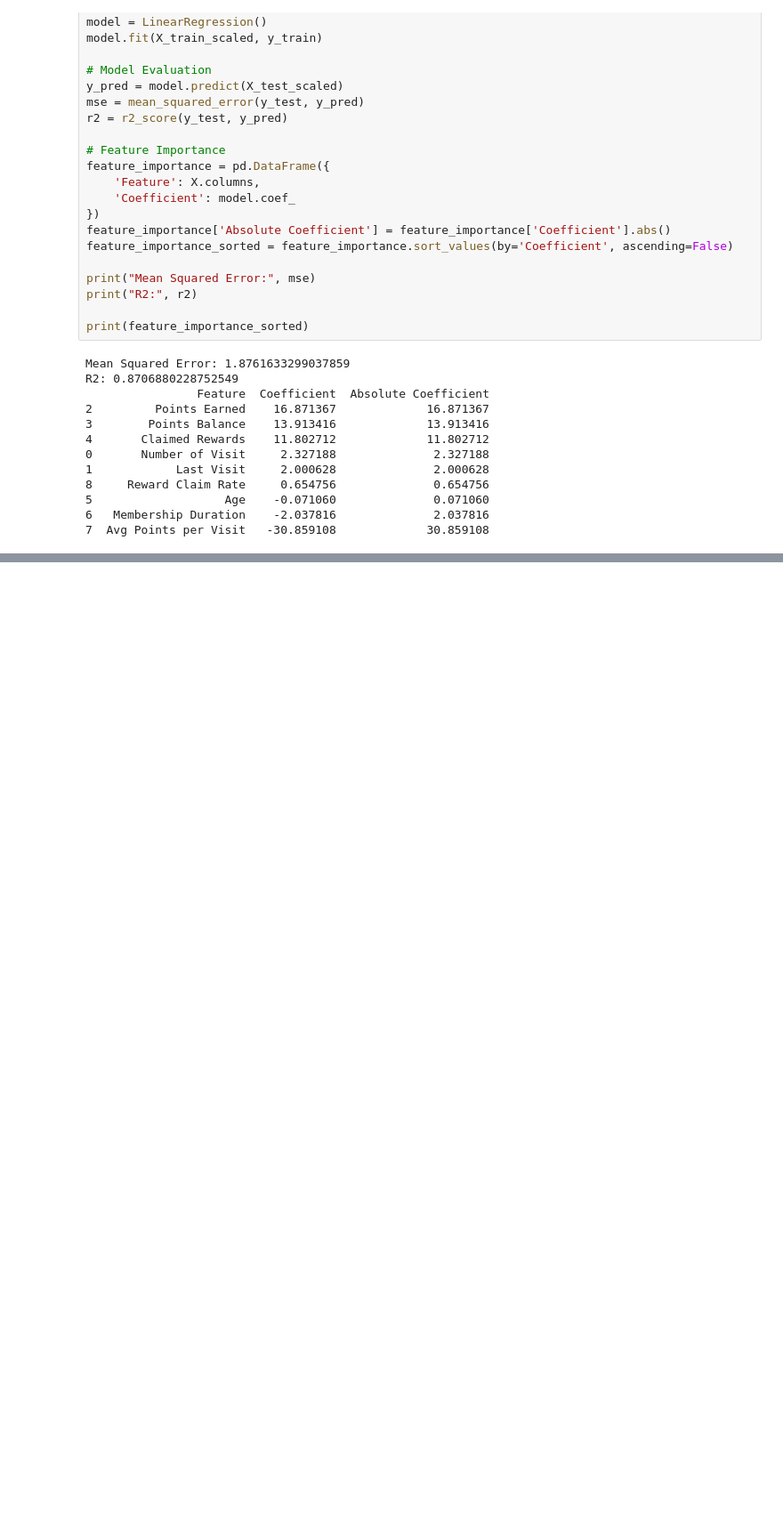
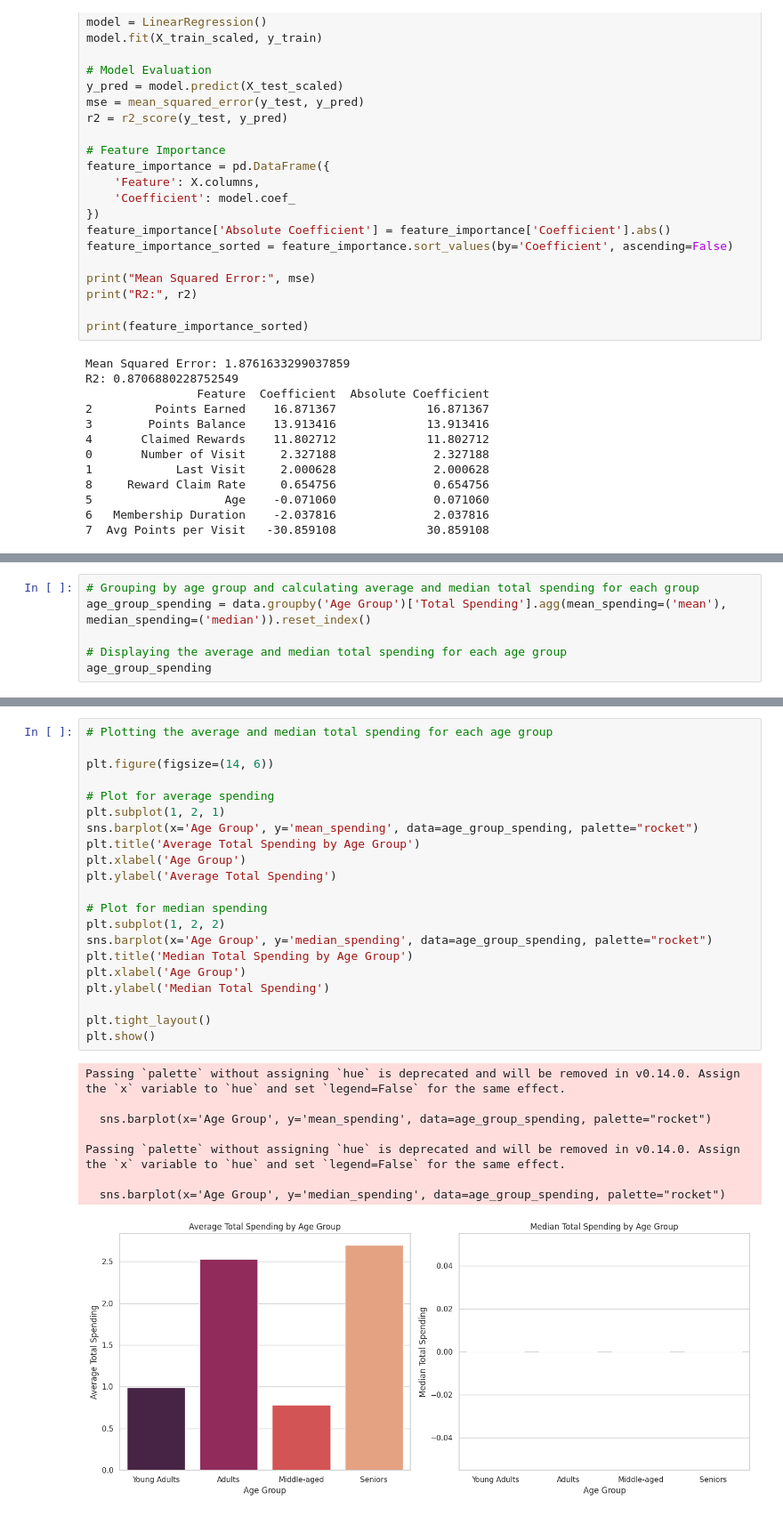
Before and after one commit to jjinhongg/streamline-insights, a Jupyter notebook: analysis.ipynb, the cells around one changed output, grey strips where cells are left out. Shown: that part at 89% size. Saved outputs shown, nothing was run; the diff lists cells and outputs as text; blank space fills up the shorter version.

```diff
--- a/analysis.ipynb
+++ b/analysis.ipynb
@@ -328,0 +639,6 @@ R2: 0.8706880228752549
+# %%
+# Grouping by age group and calculating average and median total spending for each group
+age_group_spending = data.groupby('Age Group')['Total Spending'].agg(mean_spending=('mean'), median_spending=('median')).reset_index()
+
+# Displaying the average and median total spending for each age group
+age_group_spending
@@ -328,0 +651,30 @@ R2: 0.8706880228752549
+# %%
+# Plotting the average and median total spending for each age group
+
+plt.figure(figsize=(14, 6))
+
+# Plot for average spending
+plt.subplot(1, 2, 1)
+sns.barplot(x='Age Group', y='mean_spending', data=age_group_spending, palette="rocket")
+plt.title('Average Total Spending by Age Group')
+plt.xlabel('Age Group')
+plt.ylabel('Average Total Spending')
+
+# Plot for median spending
+plt.subplot(1, 2, 2)
+sns.barplot(x='Age Group', y='median_spending', data=age_group_spending, palette="rocket")
+plt.title('Median Total Spending by Age Group')
+plt.xlabel('Age Group')
+plt.ylabel('Median Total Spending')
+
+plt.tight_layout()
+plt.show()
+# %% [output]
+Passing `palette` without assigning `hue` is deprecated and will be removed in v0.14.0. Assign the `x` variable to `hue` and set `legend=False` for the same effect.
+
+  sns.barplot(x='Age Group', y='mean_spending', data=age_group_spending, palette="rocket")
+
+Passing `palette` without assigning `hue` is deprecated and will be removed in v0.14.0. Assign the `x` variable to `hue` and set `legend=False` for the same effect.
+
+  sns.barplot(x='Age Group', y='median_spending', data=age_group_spending, palette="rocket")
+[figure, added]
```
Also changed, not shown: parts of 18 cells of this notebook.
